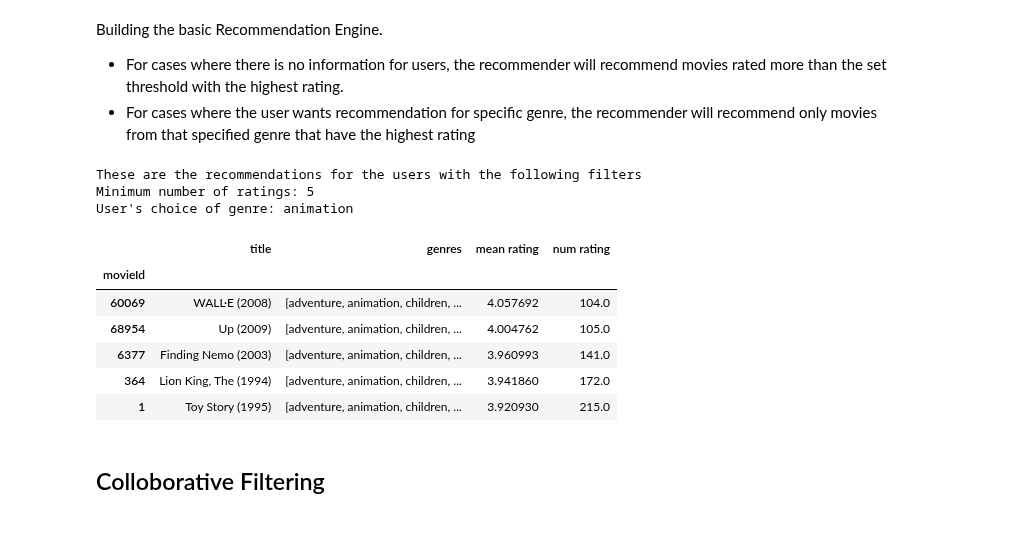
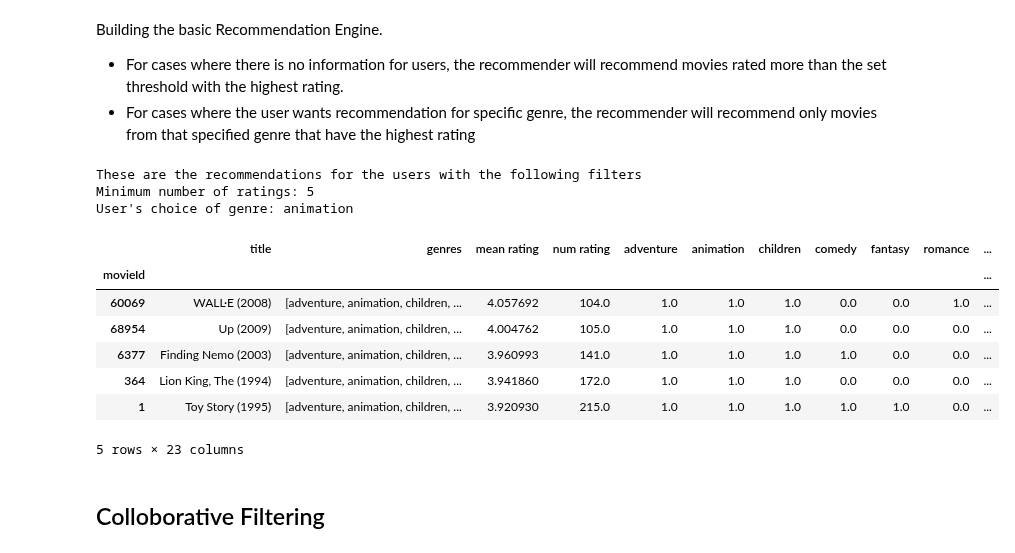
Before and after one commit to E-Juliet/Movie-reccomender, a Jupyter notebook: phase_4_project.ipynb, the cells around one changed output. Cells and saved outputs as stored; diff of their text form; code cells hidden in the pictures.

Commit message:
Fixed the naive recommender function and tested some few models using the surprise library

```diff
--- a/phase_4_project.ipynb
+++ b/phase_4_project.ipynb
@@ -722,7 +731,12 @@ Building the basic Recommendation Engine.
 
 - For cases where there is no information for users, the recommender will recommend movies rated more than the set threshold with the highest rating.
 - For cases where the user wants recommendation for specific genre, the recommender will recommend only movies from that specified genre that have the highest rating
+# %%
+# function to return all top movies
+def good_movies(threshold=10):
+    return df_final[df_final['num rating']>rating_thresh ].sort_values(by=['mean rating'], ascending=False).iloc[:,0:4].head(threshold)
 # %%
+# function to recommend to a user certain movies given a certain genre
 def recommender(genre, threshold=10):
     # getting the last record
     rating_thresh = list(df_final[ df_final[genre] == 1 ]['num rating'].to_frame().sort_values('num rating', ascending=False)['num rating'][:threshold*2])[-1]
@@ -730,25 +744,32 @@ def recommender(genre, threshold=10):
     if genre == 'all':
       result = user_ratings.sort_values(by=['num rating'], ascending=False).head(threshold)
     else:
-      result = df_final[(df_final[genre] == 1) & (df_final['num rating']>=rating_thresh)].sort_values(by=['mean rating'], ascending=False).iloc[:,0:4].head(threshold)
+      result = df_final[(df_final[genre] == 1) & (df_final['num rating']>=rating_thresh)].sort_values(by=['mean rating'], ascending=False).head(threshold)
 
     print('\n\nThese are the recommendations for the users with the following filters')
     print('Minimum number of ratings:',threshold)
     print("User's choice of genre:",genre)
     display(result)
+# %%
+def movie_recommender(genre=None, threshold=10):
+    if genre:
+        return recommender(genre,threshold)
+    else:
+        return good_movies(threshold)
 # %%
-recommender('animation',5)
+movie_recommender('animation',5)
 # %% [output]
 These are the recommendations for the users with the following filters
 Minimum number of ratings: 5
 User's choice of genre: animation
-|  | title | genres | mean rating | num rating |
-| movieId |  |  |  |  |
-| 60069 | WALL·E (2008) | [adventure, animation, children, ... | 4.057692 | 104.0 |
-| 68954 | Up (2009) | [adventure, animation, children, ... | 4.004762 | 105.0 |
-| 6377 | Finding Nemo (2003) | [adventure, animation, children, ... | 3.960993 | 141.0 |
-| 364 | Lion King, The (1994) | [adventure, animation, children, ... | 3.941860 | 172.0 |
-| 1 | Toy Story (1995) | [adventure, animation, children, ... | 3.920930 | 215.0 |
+|  | title | genres | mean rating | num rating | adventure | animation | children | comedy | fantasy | romance | ... |
+| movieId |  |  |  |  |  |  |  |  |  |  | ... |
+| 60069 | WALL·E (2008) | [adventure, animation, children, ... | 4.057692 | 104.0 | 1.0 | 1.0 | 1.0 | 0.0 | 0.0 | 1.0 | ... |
+| 68954 | Up (2009) | [adventure, animation, children, ... | 4.004762 | 105.0 | 1.0 | 1.0 | 1.0 | 0.0 | 0.0 | 0.0 | ... |
+| 6377 | Finding Nemo (2003) | [adventure, animation, children, ... | 3.960993 | 141.0 | 1.0 | 1.0 | 1.0 | 1.0 | 0.0 | 0.0 | ... |
+| 364 | Lion King, The (1994) | [adventure, animation, children, ... | 3.941860 | 172.0 | 1.0 | 1.0 | 1.0 | 0.0 | 0.0 | 0.0 | ... |
+| 1 | Toy Story (1995) | [adventure, animation, children, ... | 3.920930 | 215.0 | 1.0 | 1.0 | 1.0 | 1.0 | 1.0 | 0.0 | ... |
+5 rows × 23 columns
 # %% [markdown]
 ## Colloborative Filtering
 # %% [markdown]
```
Also changed, not shown: parts of 5 cells of this notebook.
